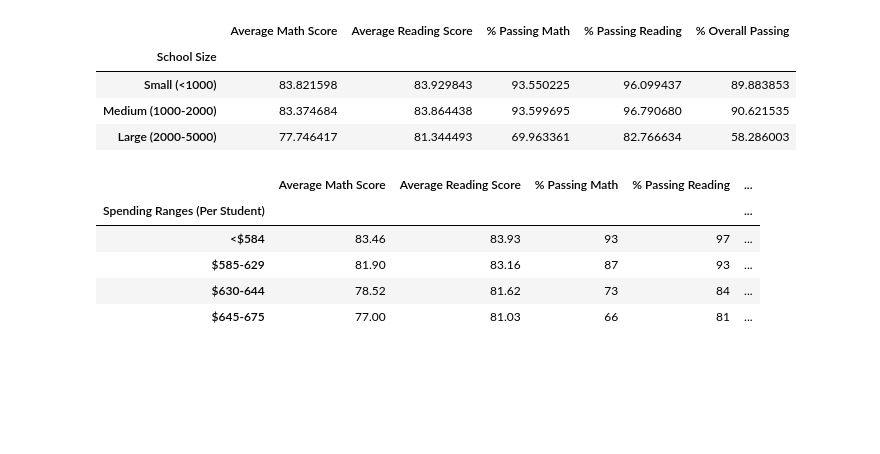
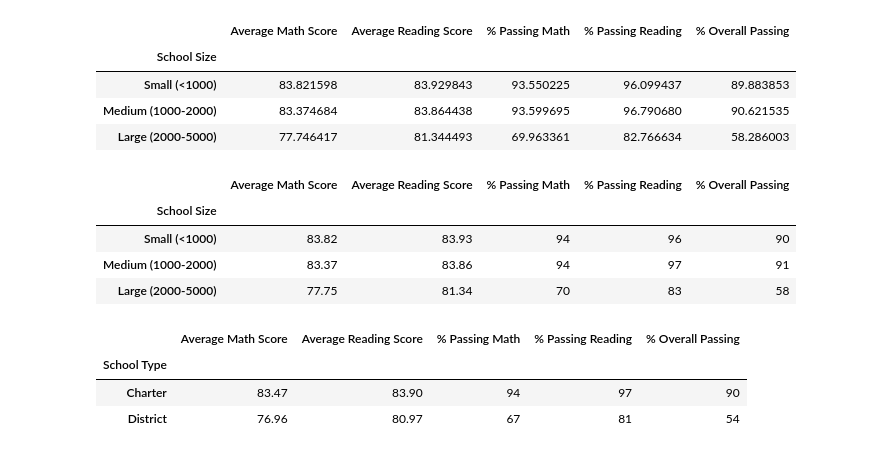
Before and after one commit to Natasha-Nelson/W4-School_District_Analysis-Anaconda, a Jupyter notebook: PyCitySchools.ipynb, the cells around one changed output. Drawn from its saved outputs; the diff is of its cells as text; code cells hidden in the pictures; blank space fills up the shorter version.

Commit message:
Type of School Analysis Added

```diff
--- a/PyCitySchools.ipynb
+++ b/PyCitySchools.ipynb
@@ -803,17 +803,16 @@ size_summary_df
 # %%
 # Format each grade column.
 size_summary_df["Average Math Score"] = size_summary_df["Average Math Score"].map("{:.2f}".format)
 size_summary_df["Average Reading Score"] = size_summary_df["Average Reading Score"].map("{:.2f}".format)
 
 size_summary_df["% Passing Math"] = size_summary_df["% Passing Math"].map("{:.0f}".format)
 size_summary_df["% Passing Reading"] = size_summary_df["% Passing Reading"].map("{:.0f}".format)
 size_summary_df["% Overall Passing"] = size_summary_df["% Overall Passing"].map("{:.0f}".format)
 
-spending_summary_df
+size_summary_df
 # %% [output]
-|  | Average Math Score | Average Reading Score | % Passing Math | % Passing Reading | ... |
-| Spending Ranges (Per Student) |  |  |  |  | ... |
-| <$584 | 83.46 | 83.93 | 93 | 97 | ... |
-| $585-629 | 81.90 | 83.16 | 87 | 93 | ... |
-| $630-644 | 78.52 | 81.62 | 73 | 84 | ... |
-| $645-675 | 77.00 | 81.03 | 66 | 81 | ... |
+|  | Average Math Score | Average Reading Score | % Passing Math | % Passing Reading | % Overall Passing |
+| School Size |  |  |  |  |  |
+| Small (<1000) | 83.82 | 83.93 | 94 | 96 | 90 |
+| Medium (1000-2000) | 83.37 | 83.86 | 94 | 97 | 91 |
+| Large (2000-5000) | 77.75 | 81.34 | 70 | 83 | 58 |
@@ -819,0 +830,23 @@ spending_summary_df
+# %%
+# Assemble into DataFrame for school type
+type_summary_df = pd.DataFrame({
+          "Average Math Score" : type_math_scores,
+          "Average Reading Score": type_reading_scores,
+          "% Passing Math": type_passing_math,
+          "% Passing Reading": type_passing_reading,
+          "% Overall Passing": overall_passing_type})
+
+# Format each grade column.
+type_summary_df["Average Math Score"] = type_summary_df["Average Math Score"].map("{:.2f}".format)
+type_summary_df["Average Reading Score"] = type_summary_df["Average Reading Score"].map("{:.2f}".format)
+
+type_summary_df["% Passing Math"] = type_summary_df["% Passing Math"].map("{:.0f}".format)
+type_summary_df["% Passing Reading"] = type_summary_df["% Passing Reading"].map("{:.0f}".format)
+type_summary_df["% Overall Passing"] = type_summary_df["% Overall Passing"].map("{:.0f}".format)
+
+type_summary_df
+# %% [output]
+|  | Average Math Score | Average Reading Score | % Passing Math | % Passing Reading | % Overall Passing |
+| School Type |  |  |  |  |  |
+| Charter | 83.47 | 83.90 | 94 | 97 | 90 |
+| District | 76.96 | 80.97 | 67 | 81 | 54 |
```
Also changed, not shown: parts of 1 cell of this notebook.
